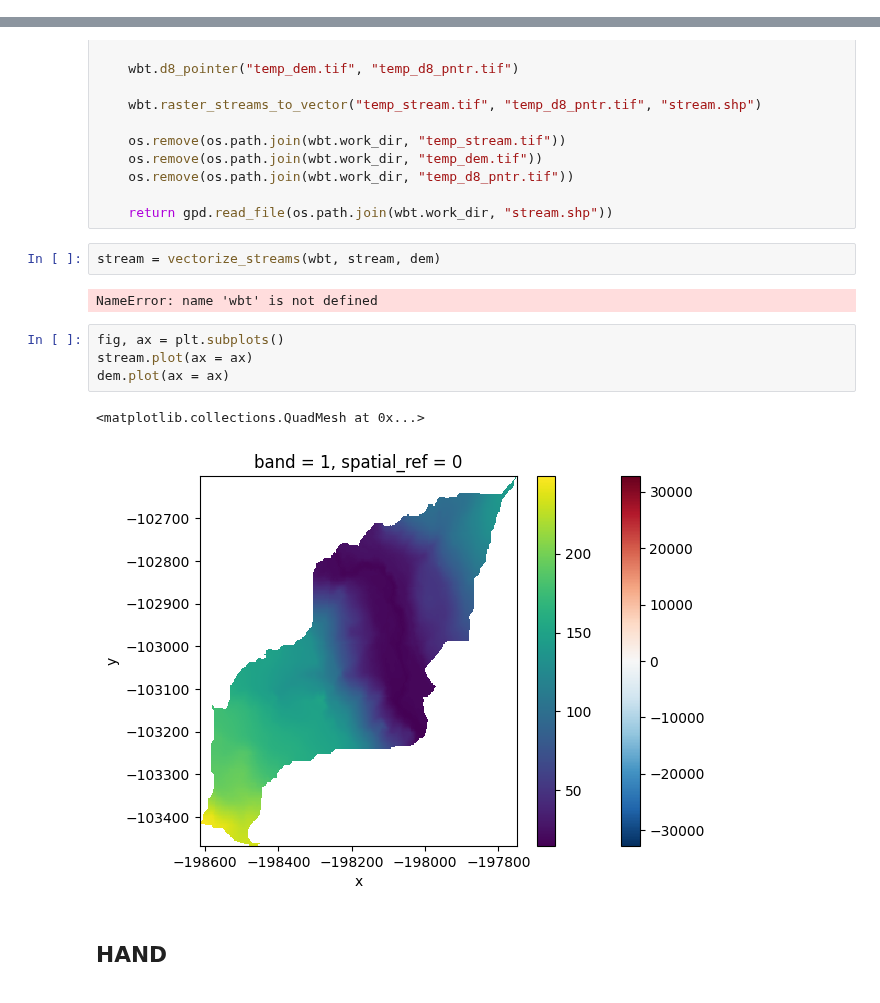
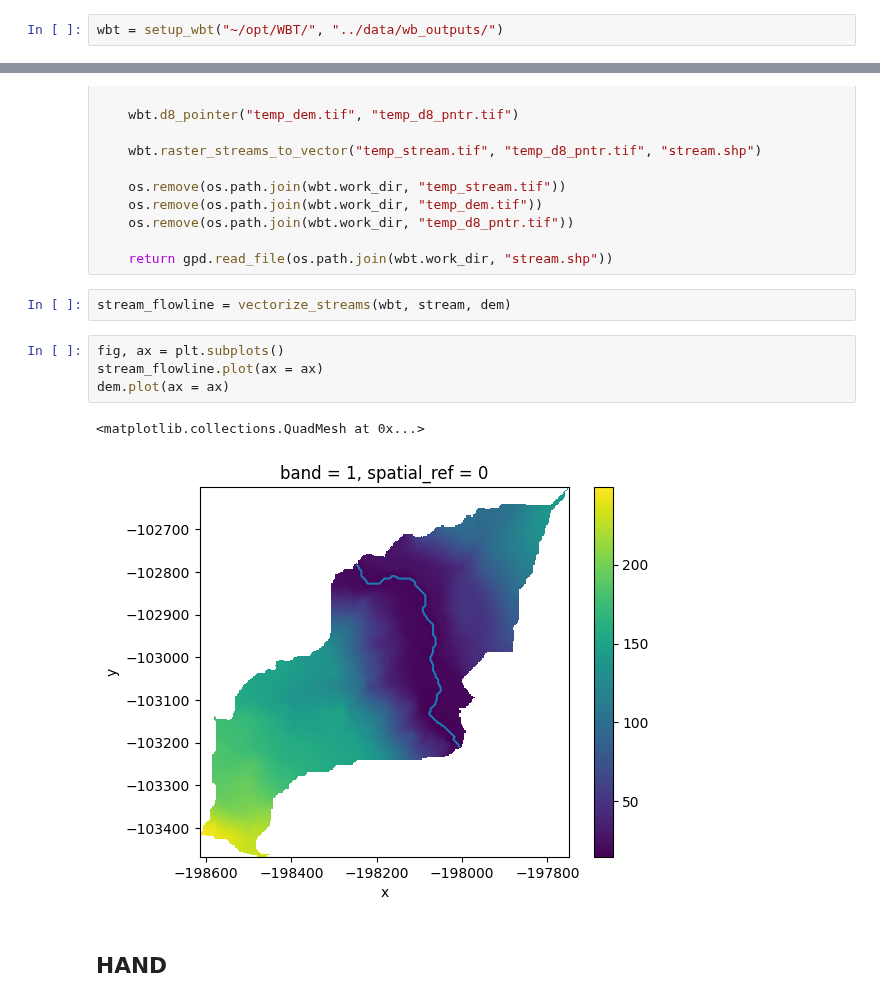
Before and after one commit to avkoehl/valleys, a Jupyter notebook: notebooks/rem_hand.ipynb, the cells around one changed output, grey strips where cells are left out. Drawn from its saved outputs; the diff is of its cells as text.

```diff
--- a/notebooks/rem_hand.ipynb
+++ b/notebooks/rem_hand.ipynb
@@ -8,6 +10,8 @@ import matplotlib.pyplot as plt
 import whitebox
 
 from valleys.subbasins import setup_wbt
+# %%
+wbt = setup_wbt("~/opt/WBT/", "../data/wb_outputs/")
 # %% [markdown]
 ## Get Data for single catchment
 # %%
@@ -48,15 +52,13 @@ def vectorize_streams(wbt, streams, dem):
 
     return gpd.read_file(os.path.join(wbt.work_dir, "stream.shp"))
 # %%
-stream = vectorize_streams(wbt, stream, dem)
+stream_flowline = vectorize_streams(wbt, stream, dem)
-# %% [output]
-NameError: name 'wbt' is not defined
 # %%
 fig, ax = plt.subplots()
-stream.plot(ax = ax)
+stream_flowline.plot(ax = ax)
 dem.plot(ax = ax)
 # %% [output]
 <matplotlib.collections.QuadMesh at 0x...>
-[figure, old version]
+[figure, new version]
 # %% [markdown]
 ## HAND
```
Also changed, not shown: parts of 3 cells of this notebook, 5 other files.
